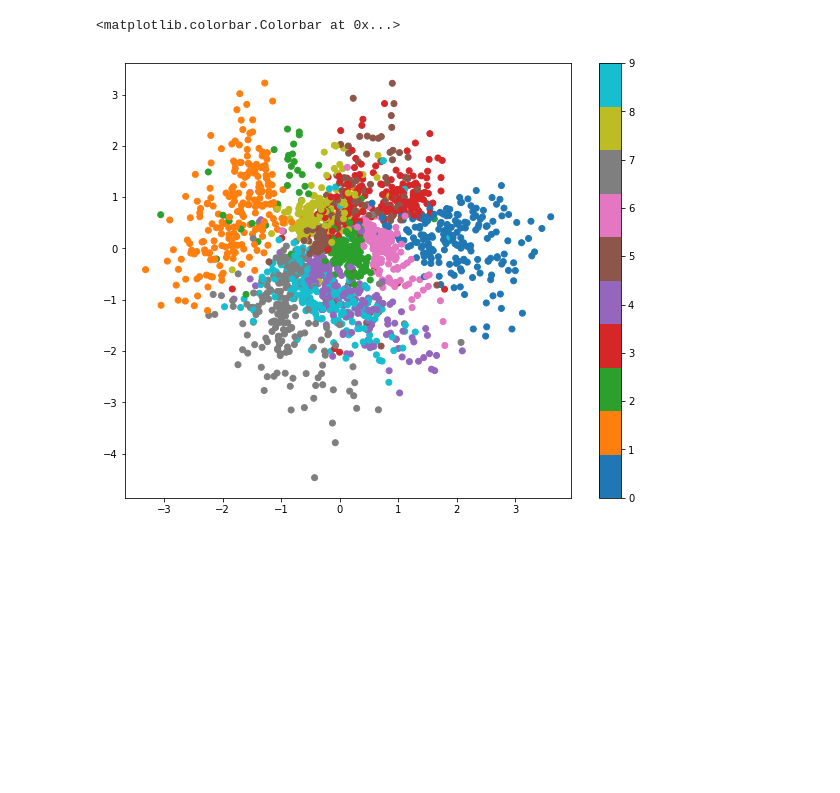
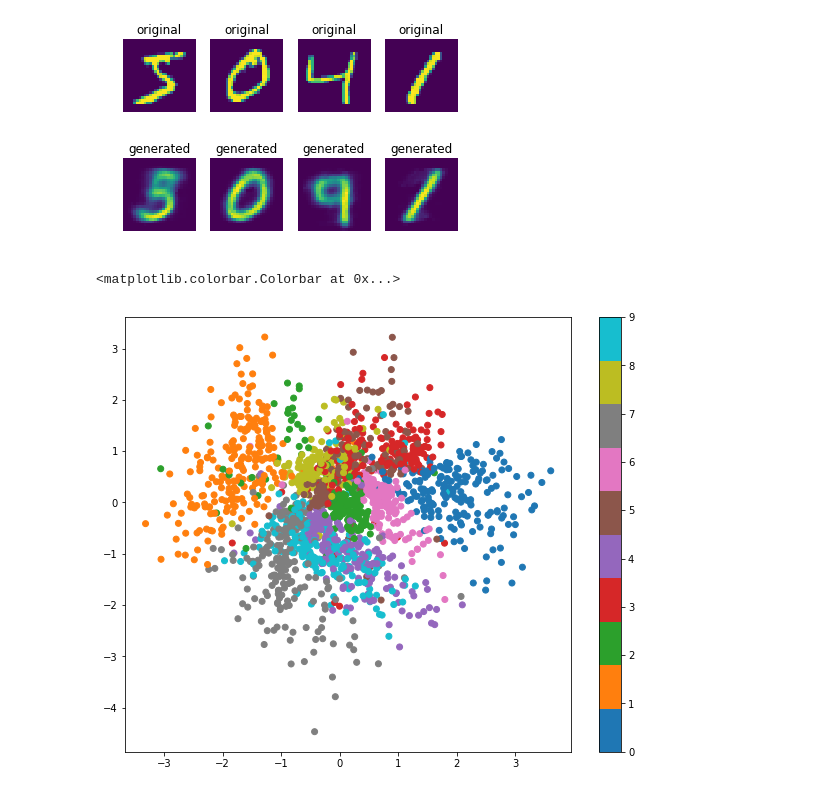
Before and after one commit to hengma1001/ML_HM_methods, a Jupyter notebook: VAE/vae_keras.ipynb, the cells around one changed output. Saved outputs shown, nothing was run; the diff lists cells and outputs as text; code cells hidden in the pictures; blank space fills up the shorter version.

```diff
--- a/VAE/vae_keras.ipynb
+++ b/VAE/vae_keras.ipynb
@@ -229,3 +262,17 @@ plot_results(models,
+# %%
+import matplotlib.pyplot as plt
+fig, ax = plt.subplots(nrows=2, ncols=4)
+
+for i in range(4):
+    ax[0,i].imshow(x_train[i].reshape(28, 28))
+    ax[0,i].set_title('original')
+    ax[1,i].imshow(x_pred[i].reshape(28, 28))
+    ax[1,i].set_title('generated')
+    ax[0,i].axis('off')
+    ax[1,i].axis('off')
+plt.show()
+# %% [output]
+[figure, added]
 # %%
 _,_, encoded_latent = encoder.predict(x_train)
 # %%
```
Also changed, not shown: parts of 5 cells of this notebook, 3 other files.
